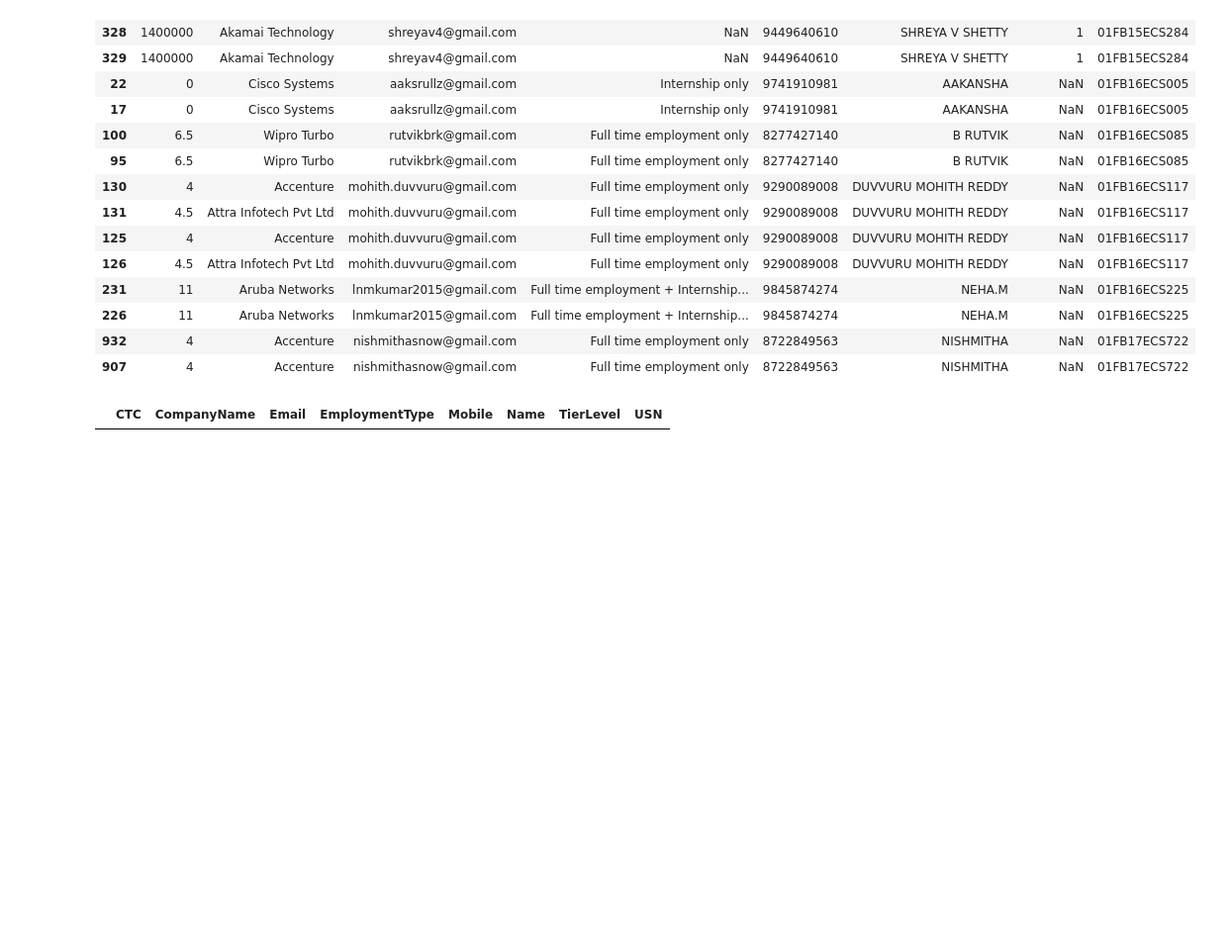
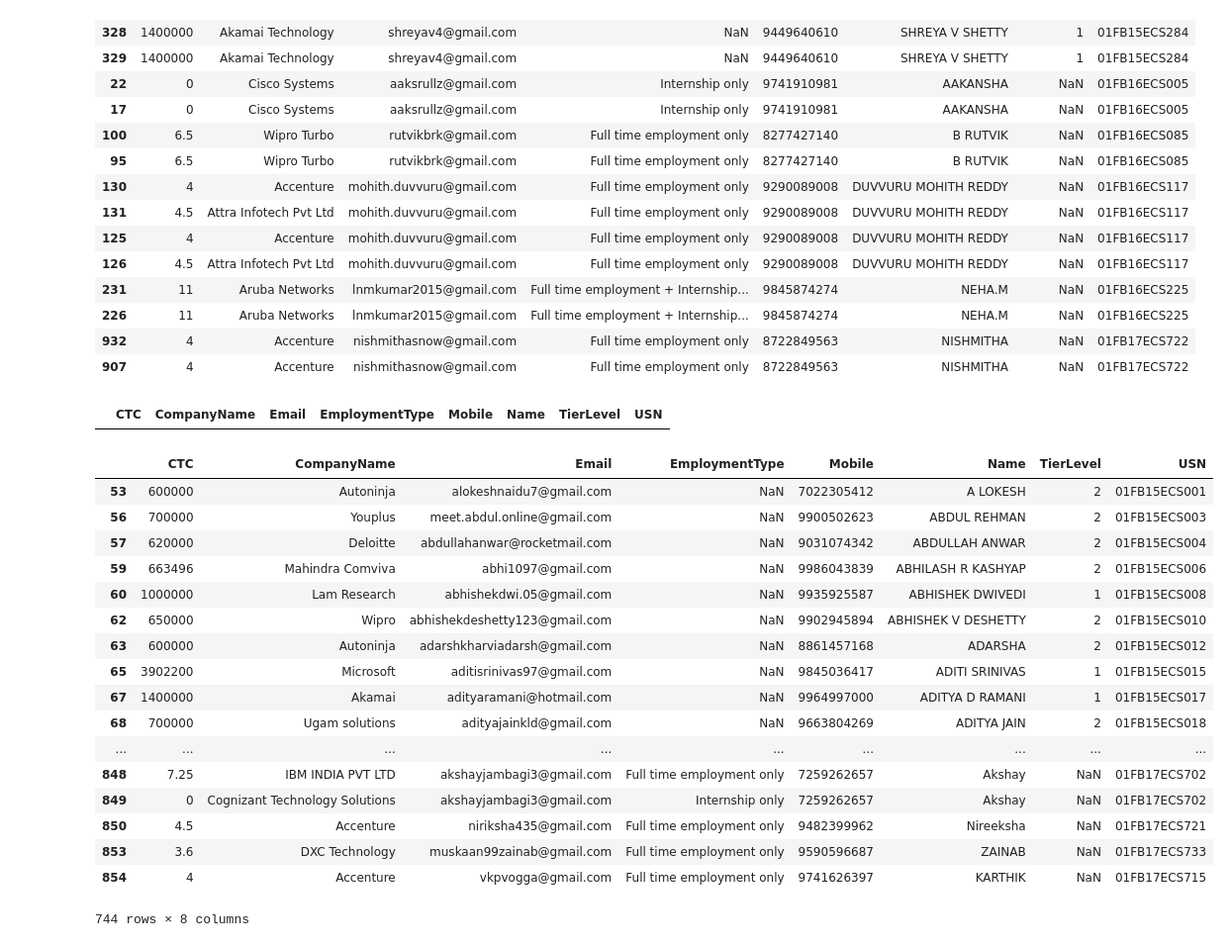
Before and after one commit to Diya1999/Skill-Recommender-System, a Jupyter notebook: Merging Datasets/PlacementCombined15_16.ipynb, the cells around one changed output. Shown: that part at 99% size. Saved outputs shown, nothing was run; the diff lists cells and outputs as text; code cells hidden in the pictures; blank space fills up the shorter version.

```diff
--- a/Merging Datasets/PlacementCombined15_16.ipynb
+++ b/Merging Datasets/PlacementCombined15_16.ipynb
@@ -350,3 +336,24 @@ placed_15_16_CS = placed_15_16_CS.drop_duplicates(keep='first')
 placed_15_16_CS[placed_15_16_CS.duplicated(subset=['USN','CompanyName'], keep=False)].sort_values(by=['USN'])
 # %% [output]
 |  | CTC | CompanyName | Email | EmploymentType | Mobile | Name | TierLevel | USN |
+# %%
+placed_15_16_CS
+# %% [output]
+|  | CTC | CompanyName | Email | EmploymentType | Mobile | Name | TierLevel | USN |
+| 53 | 600000 | Autoninja | alokeshnaidu7@gmail.com | NaN | 7022305412 | A LOKESH | 2 | 01FB15ECS001 |
+| 56 | 700000 | Youplus | meet.abdul.online@gmail.com | NaN | 9900502623 | ABDUL REHMAN | 2 | 01FB15ECS003 |
+| 57 | 620000 | Deloitte | abdullahanwar@rocketmail.com | NaN | 9031074342 | ABDULLAH ANWAR | 2 | 01FB15ECS004 |
+| 59 | 663496 | Mahindra Comviva | abhi1097@gmail.com | NaN | 9986043839 | ABHILASH R KASHYAP | 2 | 01FB15ECS006 |
+| 60 | 1000000 | Lam Research | abhishekdwi.05@gmail.com | NaN | 9935925587 | ABHISHEK DWIVEDI | 1 | 01FB15ECS008 |
+| 62 | 650000 | Wipro | abhishekdeshetty123@gmail.com | NaN | 9902945894 | ABHISHEK V DESHETTY | 2 | 01FB15ECS010 |
+| 63 | 600000 | Autoninja | adarshkharviadarsh@gmail.com | NaN | 8861457168 | ADARSHA | 2 | 01FB15ECS012 |
+| 65 | 3902200 | Microsoft | aditisrinivas97@gmail.com | NaN | 9845036417 | ADITI SRINIVAS | 1 | 01FB15ECS015 |
+| 67 | 1400000 | Akamai | adityaramani@hotmail.com | NaN | 9964997000 | ADITYA D RAMANI | 1 | 01FB15ECS017 |
+| 68 | 700000 | Ugam solutions | adityajainkld@gmail.com | NaN | 9663804269 | ADITYA JAIN | 2 | 01FB15ECS018 |
+| ... | ... | ... | ... | ... | ... | ... | ... | ... |
+| 848 | 7.25 | IBM INDIA PVT LTD | akshayjambagi3@gmail.com | Full time employment only | 7259262657 | Akshay | NaN | 01FB17ECS702 |
+| 849 | 0 | Cognizant Technology Solutions | akshayjambagi3@gmail.com | Internship only | 7259262657 | Akshay | NaN | 01FB17ECS702 |
+| 850 | 4.5 | Accenture | niriksha435@gmail.com | Full time employment only | 9482399962 | Nireeksha | NaN | 01FB17ECS721 |
+| 853 | 3.6 | DXC Technology | muskaan99zainab@gmail.com | Full time employment only | 9590596687 | ZAINAB | NaN | 01FB17ECS733 |
+| 854 | 4 | Accenture | vkpvogga@gmail.com | Full time employment only | 9741626397 | KARTHIK | NaN | 01FB17ECS715 |
+744 rows × 8 columns
```
Also changed, not shown: parts of 21 cells of this notebook.
